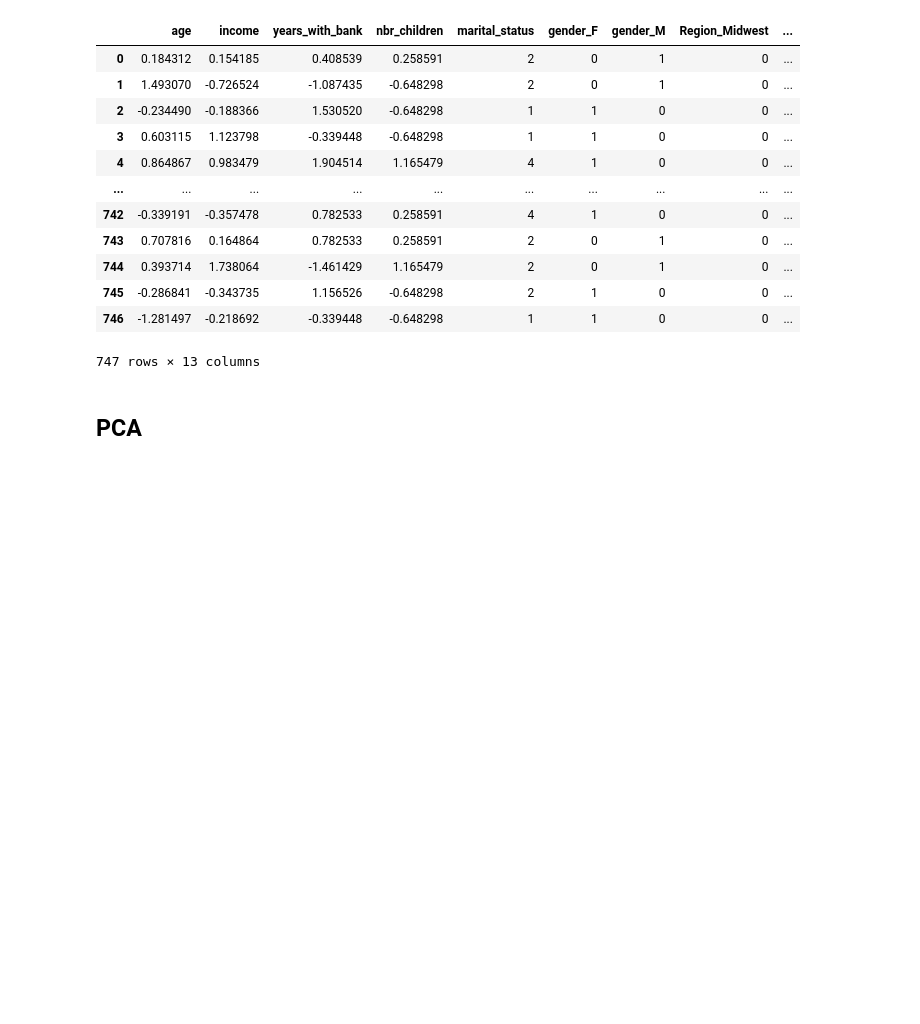
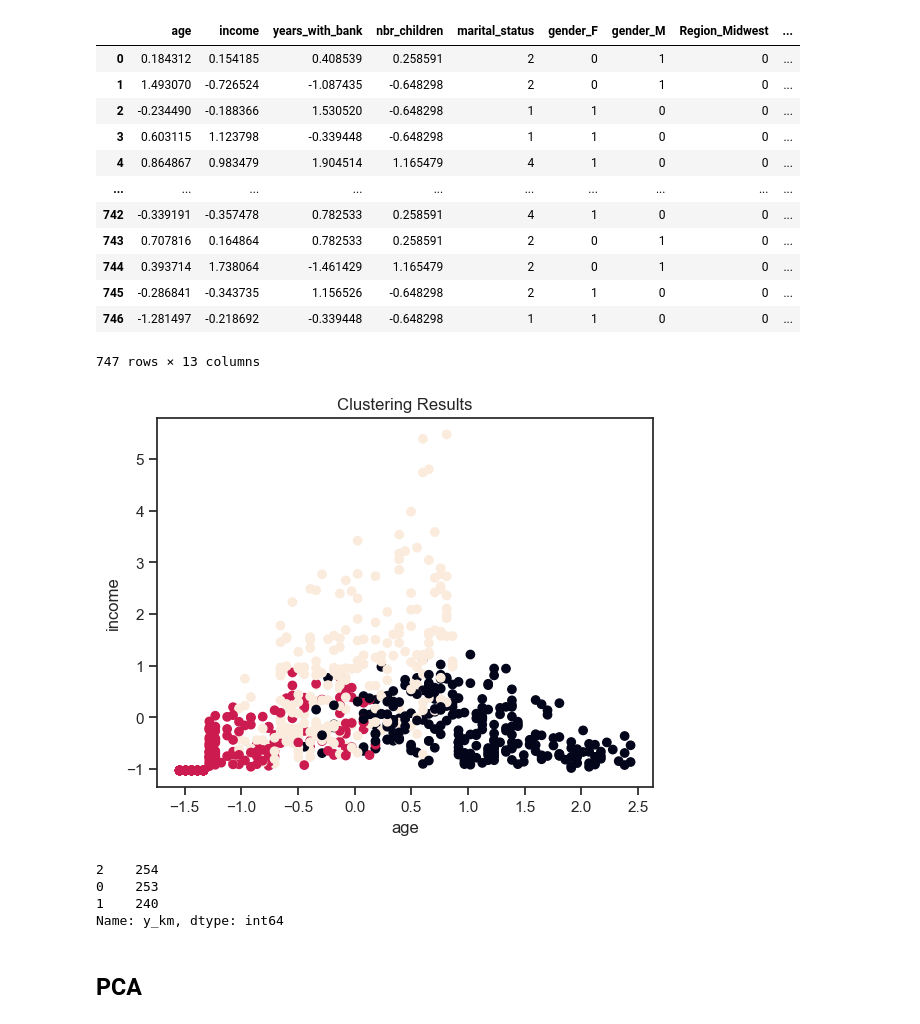
Before and after one commit to Ali-Mohamed23/mini-project-III, a Jupyter notebook: copy_mini-project-III.ipynb, the cells around one changed output. Drawn from its saved outputs; the diff is of its cells as text; code cells hidden in the pictures; blank space fills up the shorter version.

```diff
--- a/copy_mini-project-III.ipynb
+++ b/copy_mini-project-III.ipynb
@@ -377,3 +377,11 @@ X
 | 745 | -0.286841 | -0.343735 | 1.156526 | -0.648298 | 2 | 1 | 0 | 0 | ... |
 | 746 | -1.281497 | -0.218692 | -0.339448 | -0.648298 | 1 | 1 | 0 | 0 | ... |
 747 rows × 13 columns
+# %%
+plt.scatter(X['age'], X['income'], c=X['y_km'])
+plt.xlabel('age')
+plt.ylabel('income')
+plt.title('Clustering Results')
+plt.show()
+# %% [output]
+[figure, added]
@@ -380,3 +394,10 @@ X
+# %%
+X['y_km'].value_counts()
+# %% [output]
+2    254
+0    253
+1    240
+Name: y_km, dtype: int64
 # %% [markdown]
 ## PCA
 # %%
```
Also changed, not shown: parts of 4 cells of this notebook, 2 other files.
